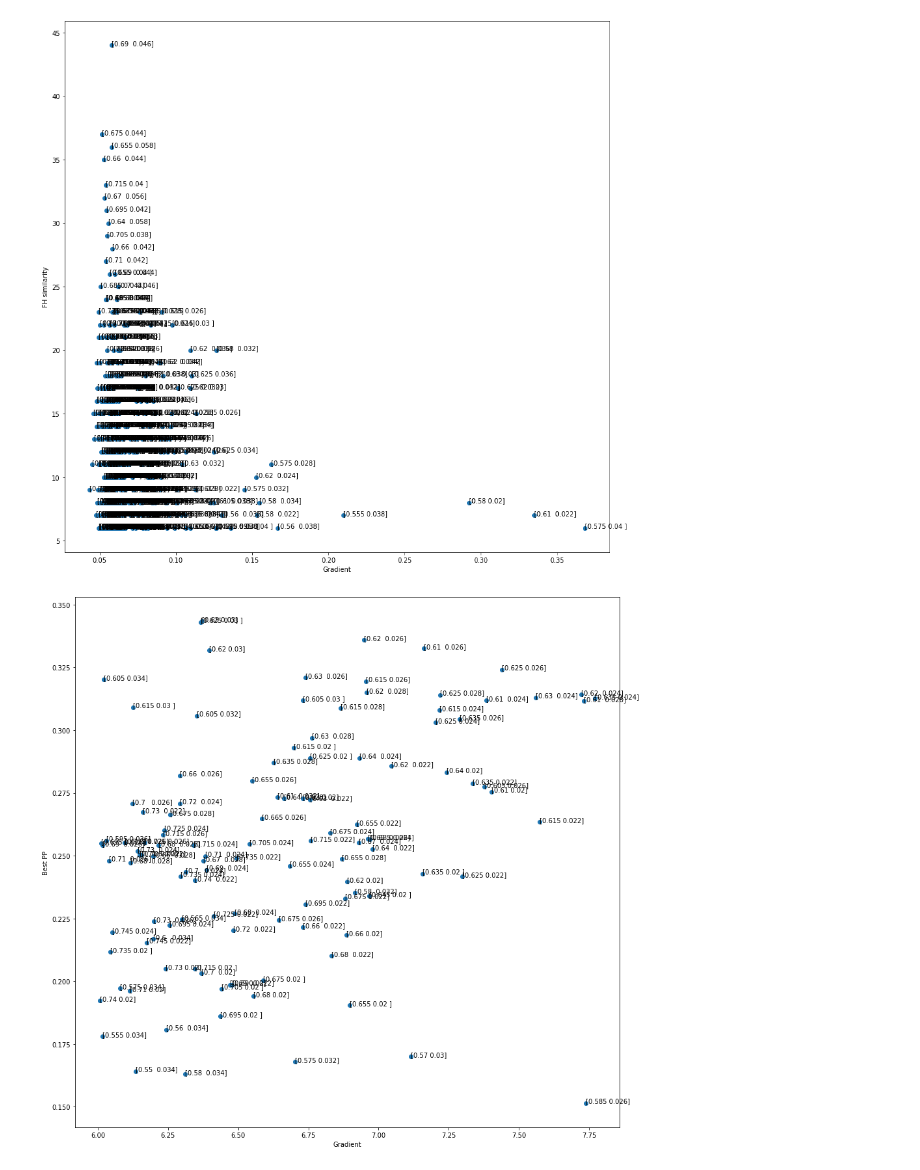
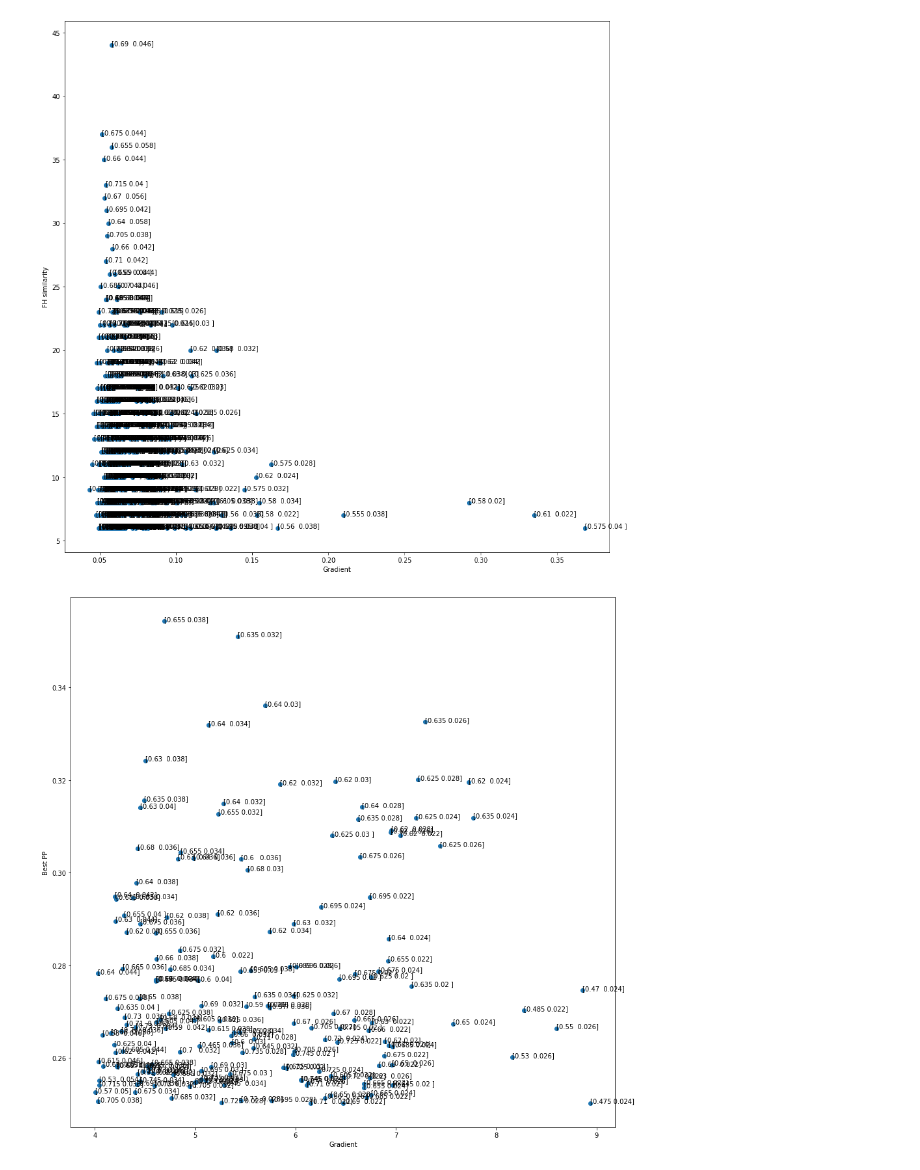
Before and after one commit to etienneguevel/etienne, a Jupyter notebook: notebooks/Study_simulations-Copy1.ipynb, the cells around one changed output. Drawn from its saved outputs; the diff is of its cells as text; code cells hidden in the pictures.

```diff
--- a/notebooks/Study_simulations-Copy1.ipynb
+++ b/notebooks/Study_simulations-Copy1.ipynb
@@ -19,7 +20,7 @@ def go_edge(tseries):
 def edges_str(Bold):
     return(np.sqrt(np.sum(go_edge(Bold)**2,axis=1)))
 
-def edges_var(Bold):
+def Giom_mean(Bold):
     a=edges_str(Bold)
     G=go_edge(Bold)
     Blen=len(a)
@@ -28,6 +29,11 @@ def edges_var(Bold):
     return(np.mean(dFC))
     #return(np.sum(np.abs(a[1:]-a[:Blen-1]))/Blen)
 
+def edges_var(Bold):
+    a=edges_str(Bold)
+    Blen=len(a)
+    return(np.sum(np.abs(a[1:]-a[:Blen-1]))/Blen)
+
 def simpsonbis(Bold_sim):
     C=(np.corrcoef(go_edge(Bold_sim)))
     T=C[np.triu_indices(C.shape[0],k=1)]
@@ -124,6 +130,6 @@ ax=sns.heatmap(paramset.T,cmap='cividis',linewidths=.8,xticklabels=G_LIST,ytickl
 # %%
-G=0.63
-N=0.024
+G=0.625
+N=0.04
 k=(np.where((param[:,0]==G)&(param[:,1]==N)))[0][0]
 B1=B[:,:,k]
 plt.figure(figsize=(20,12))
@@ -161 +258,10 @@ Deprecated in NumPy 1.20; for more details and guidance: https://numpy.org/devdo
+# %%
+for k in range(param.shape[0]):
+    if not ((param[k,:] == Measures.iloc[:,-2:]).all(axis=1)).any():
+        MG=edges_var(B[:,:,k])
+        MS=simpsonbis(B[:,:,k])
+        MM=Giom_mean(B[:,:,k])
+        add=pd.DataFrame([MS,MG,MM,param[k,:][0],param[k,:][1]]).T
+        add.columns=Measures.columns
+        Measures=Measures.append(add,ignore_index=True)
 # %%
@@ -168,11 +274,14 @@ for i in range(B.shape[2]):
     #MEASURES[i]=simpsonbis(B[:,:,i])
     MEASUREM[i]=edges_var(B[:,:,i])
 # %%
-annotations = param
+annotations = np.array([Measures.G,Measures.N]).T
+MEASUREM=Measures['Gio mean']
+MEASURES=Measures['Simpson indice']
+MEASUREG=Measures['Gradient']
 
 plt.figure(figsize=(15,15))
 plt.scatter(MEASUREM,MEASURES)
-plt.xlabel('Gradient')
+plt.xlabel('Gio mean')
 plt.ylabel('Simpson indice')
 for i, label in enumerate(annotations):
     plt.annotate(label, (MEASUREM[i], MEASURES[i]))
@@ -232,17 +341,18 @@ plt.show()
 # %% [output]
 [figure]
 # %%
-annotations = param[(MEASUREG>6)&(Bestpp>0.15)]
+indices=[(MEASUREG>4)&(Bestpp>0.25)]
+annotations = np.array([Measures.G,Measures.N]).T[indices]
 
 plt.figure(figsize=(15,15))
-plt.scatter(MEASUREG[(MEASUREG>6)&(Bestpp>0.15)],Bestpp[(MEASUREG>6)&(Bestpp>0.15)])
+plt.scatter(np.array(MEASUREG)[indices],np.array(Bestpp)[indices])
 plt.xlabel('Gradient')
 plt.ylabel('Best PP')
 for i, label in enumerate(annotations):
-    plt.annotate(label, (MEASUREG[(MEASUREG>6)&(Bestpp>0.15)][i], Bestpp[(MEASUREG>6)&(Bestpp>0.15)][i]))
+    plt.annotate(label, (np.array(MEASUREG)[indices][i], np.array(Bestpp)[indices][i]))
 plt.show()
 # %% [output]
-[figure, old version]
+[figure, new version]
 # %%
 G_LIST     = list(np.round(np.arange(0.45,0.75,0.005),decimals=3))
 N_LIST     = list(np.round(np.arange(0.02,0.06,0.002),decimals=3))
```
Also changed, not shown: parts of 8 cells of this notebook, 2 other files.
